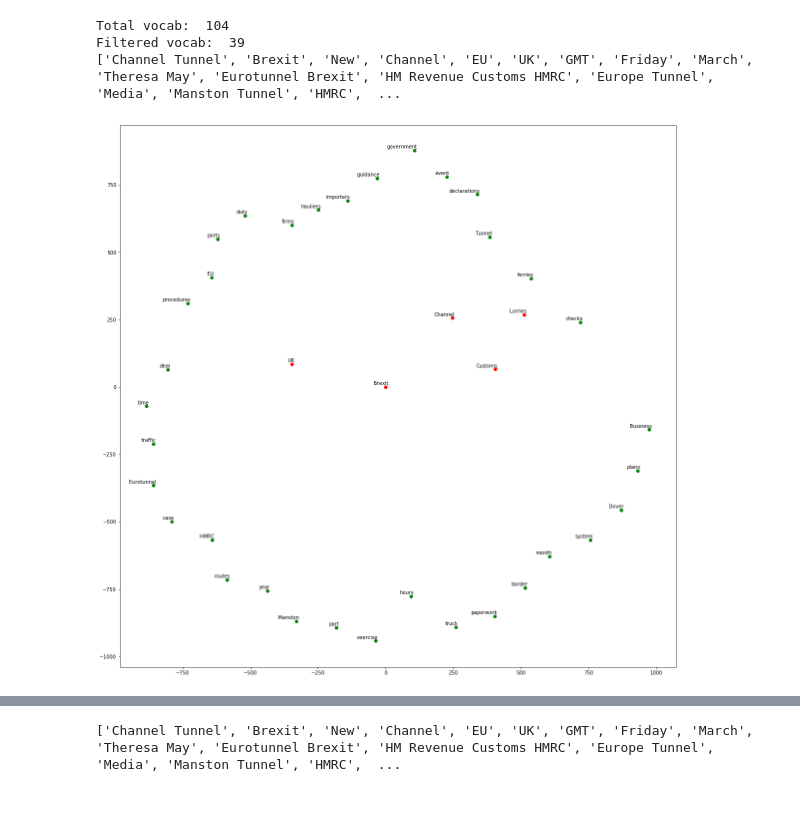
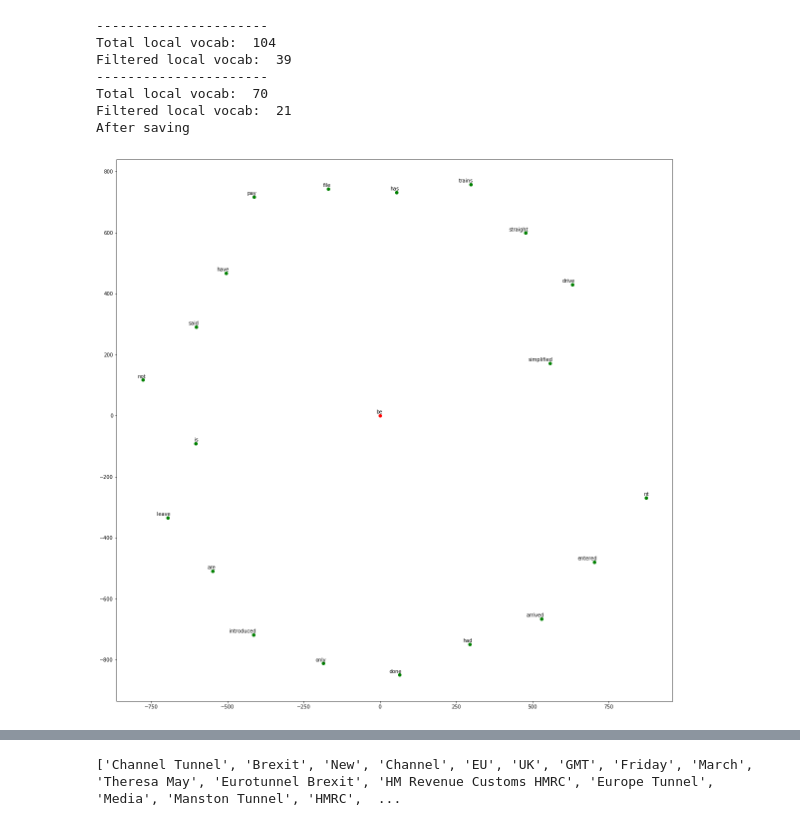
Before and after one commit to kahf-sami/Prototype-Analyzer, a Jupyter notebook: notebooks/paper2/LC.ipynb, the cells around one changed output, grey strips where cells are left out. Drawn from its saved outputs; the diff is of its cells as text; code cells hidden in the pictures.

```diff
--- a/notebooks/paper2/LC.ipynb
+++ b/notebooks/paper2/LC.ipynb
@@ -88,18 +142,23 @@ Filtered vocab:  20
 # %%
 peripheralProcessor = LC.Peripheral(text)
-peripheralProcessor.setAllowedPosTypes(['NN', 'NNP', 'NNS', 'NNPS'])
+peripheralProcessor.setAllowedPosTypes(allowedTypes)
 peripheralProcessor.setPositionContributingFactor(1)
 peripheralProcessor.setOccuranceContributingFactor(1)
 peripheralProcessor.setProperNounContributingFactor(1)
 peripheralProcessor.setTopScorePercentage(0.5)
 peripheralProcessor.setFilterWords(0.1)
-print(peripheralProcessor.getProperNouns())
+peripheralProcessor.loadSentences(text)
+peripheralProcessor.loadFilteredWords()
 peripheralProcessor.train()
-peripheralProcessor.displayPlot()
+peripheralProcessor.displayPlot('images/peripheral.png')
 # %% [output]
-Total vocab:  104
-Filtered vocab:  39
-['Channel Tunnel', 'Brexit', 'New', 'Channel', 'EU', 'UK', 'GMT', 'Friday', 'March', 'Theresa May', 'Eurotunnel Brexit', 'HM Revenue Customs HMRC', 'Europe Tunnel', 'Media', 'Manston Tunnel', 'HMRC',  ...
+----------------------
+Total local vocab:  104
+Filtered local vocab:  39
+----------------------
+Total local vocab:  70
+Filtered local vocab:  21
+After saving
-[figure, old version]
+[figure, new version]
 # %%
 linearProcessor = LC.Linear(text)
```
Also changed, not shown: parts of 7 cells of this notebook, 17 other files.
